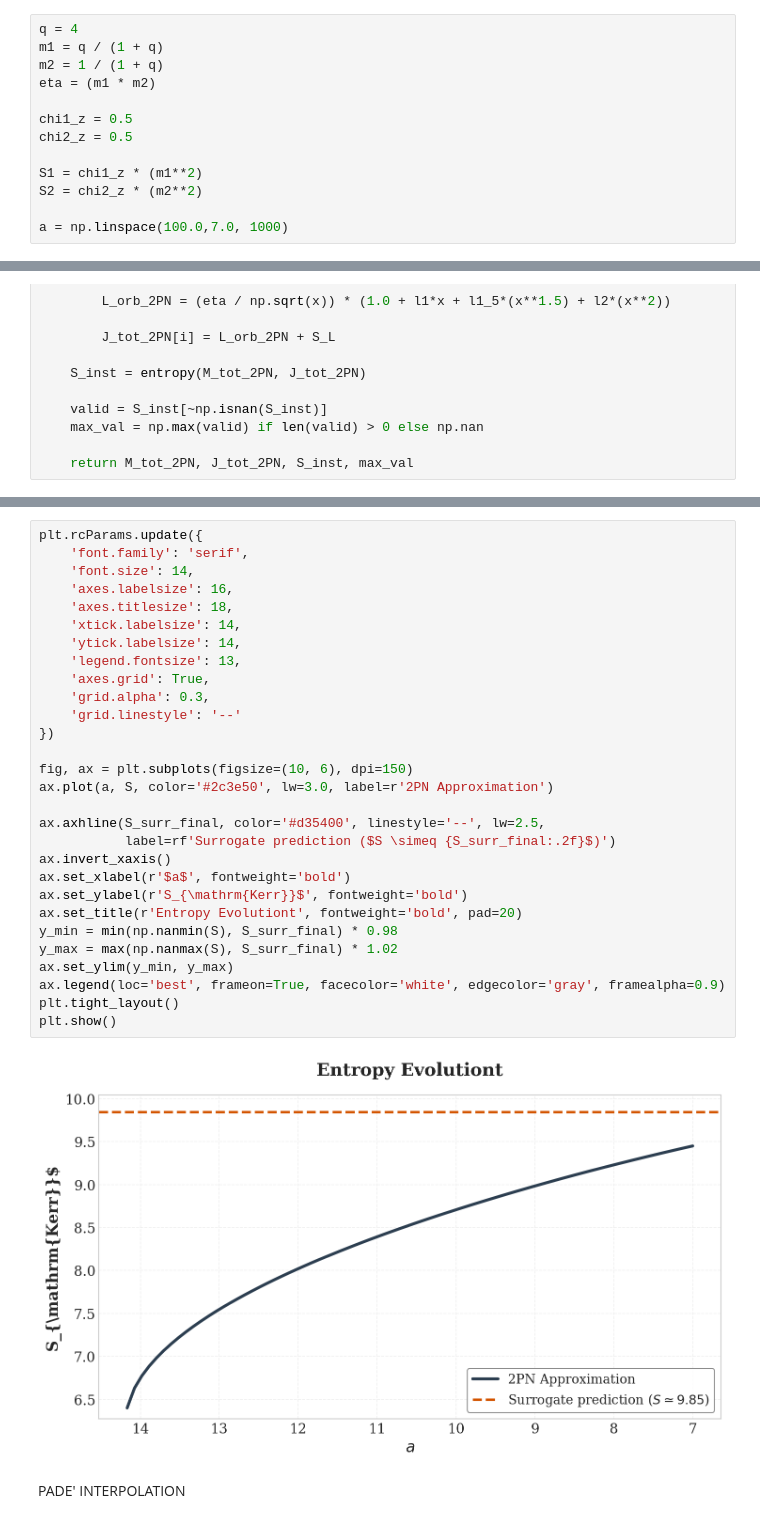
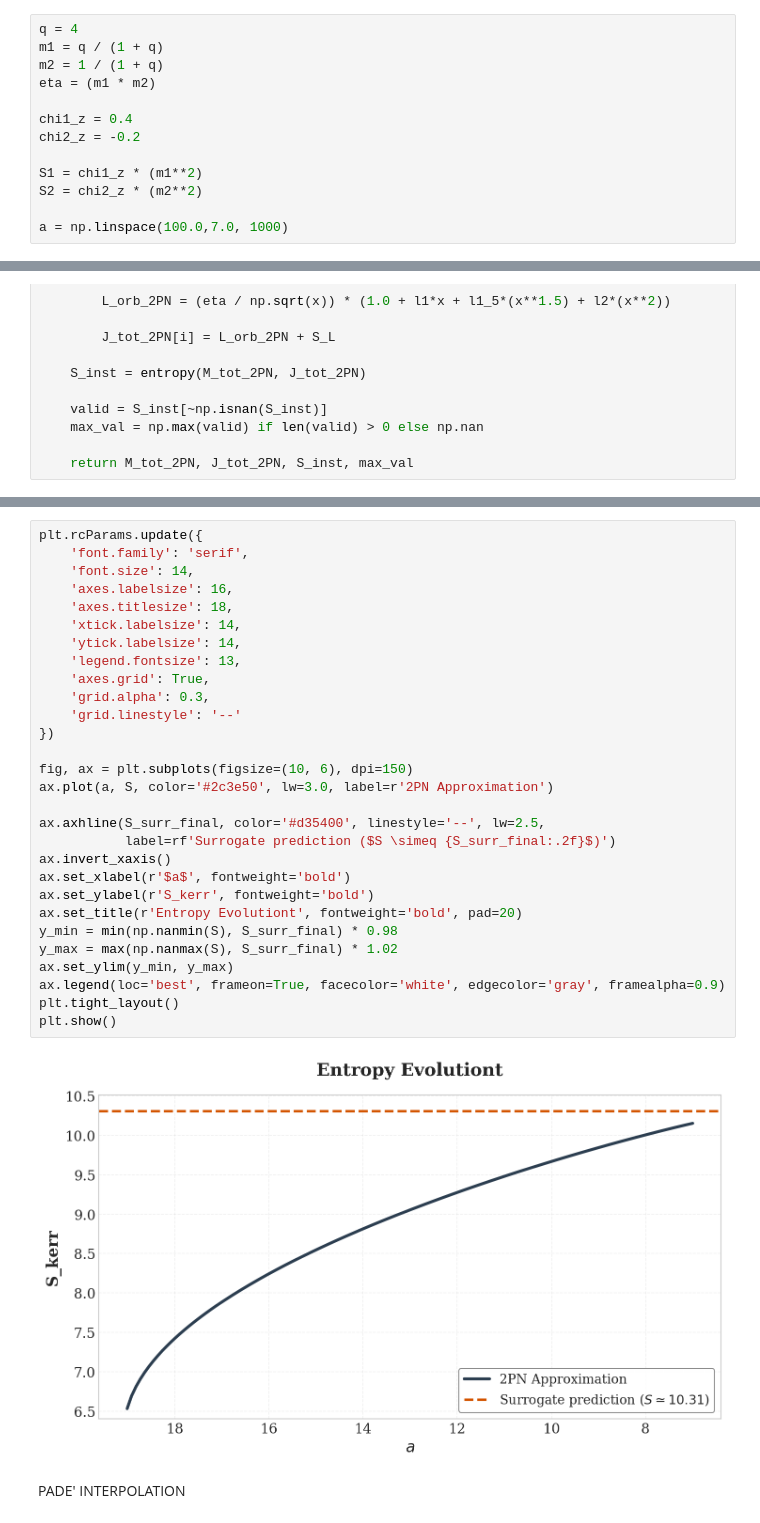
Before and after one commit to giacomobrugali/Entropy-conjecture, a Jupyter notebook: Entropy-conjecture/Newtonian_analysis/Aligned_spin.ipynb, the cells around one changed output, grey strips where cells are left out. Cells and saved outputs as stored; diff of their text form.

```diff
--- a/Entropy-conjecture/Newtonian_analysis/Aligned_spin.ipynb
+++ b/Entropy-conjecture/Newtonian_analysis/Aligned_spin.ipynb
@@ -48,8 +31,8 @@ m1 = q / (1 + q)
 m2 = 1 / (1 + q)
 eta = (m1 * m2)
 
-chi1_z = 0.5
-chi2_z = 0.5
+chi1_z = 0.4
+chi2_z = -0.2
 
 S1 = chi1_z * (m1**2)
 S2 = chi2_z * (m2**2)
@@ -129,34 +112,34 @@ delta S =  0.39798542765506895
 # %%
 plt.rcParams.update({
     'font.family': 'serif',
     'font.size': 14,
     'axes.labelsize': 16,
     'axes.titlesize': 18,
     'xtick.labelsize': 14,
     'ytick.labelsize': 14,
     'legend.fontsize': 13,
     'axes.grid': True,
     'grid.alpha': 0.3,
     'grid.linestyle': '--'
 })
 
 fig, ax = plt.subplots(figsize=(10, 6), dpi=150)
 ax.plot(a, S, color='#2c3e50', lw=3.0, label=r'2PN Approximation')
 
 ax.axhline(S_surr_final, color='#d35400', linestyle='--', lw=2.5,
            label=rf'Surrogate prediction ($S \simeq {S_surr_final:.2f}$)')
 ax.invert_xaxis()
 ax.set_xlabel(r'$a$', fontweight='bold')
-ax.set_ylabel(r'S_{\mathrm{Kerr}}$', fontweight='bold')
+ax.set_ylabel(r'S_kerr', fontweight='bold')
 ax.set_title(r'Entropy Evolutiont', fontweight='bold', pad=20)
 y_min = min(np.nanmin(S), S_surr_final) * 0.98
 y_max = max(np.nanmax(S), S_surr_final) * 1.02
 ax.set_ylim(y_min, y_max)
 ax.legend(loc='best', frameon=True, facecolor='white', edgecolor='gray', framealpha=0.9)
 plt.tight_layout()
 plt.show()
 # %% [output]
-[figure, old version]
+[figure, new version]
 # %% [markdown]
 PADE' INTERPOLATION
 # %%
```
Also changed, not shown: parts of 17 cells of this notebook, 1 other file.
